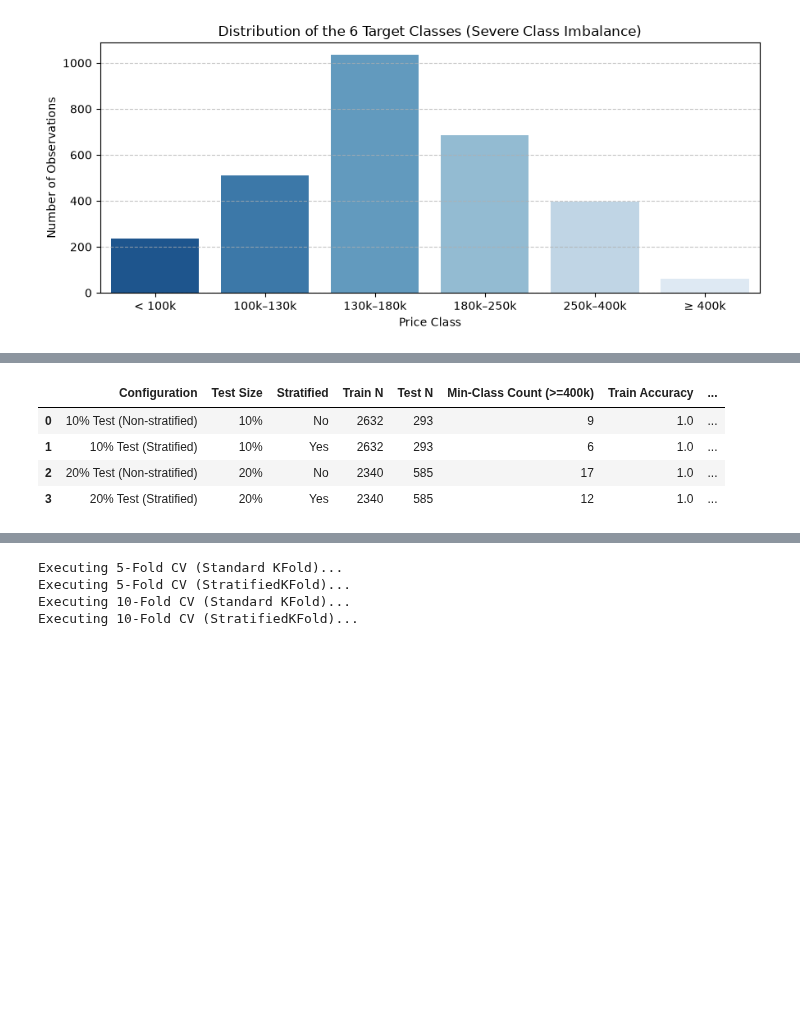
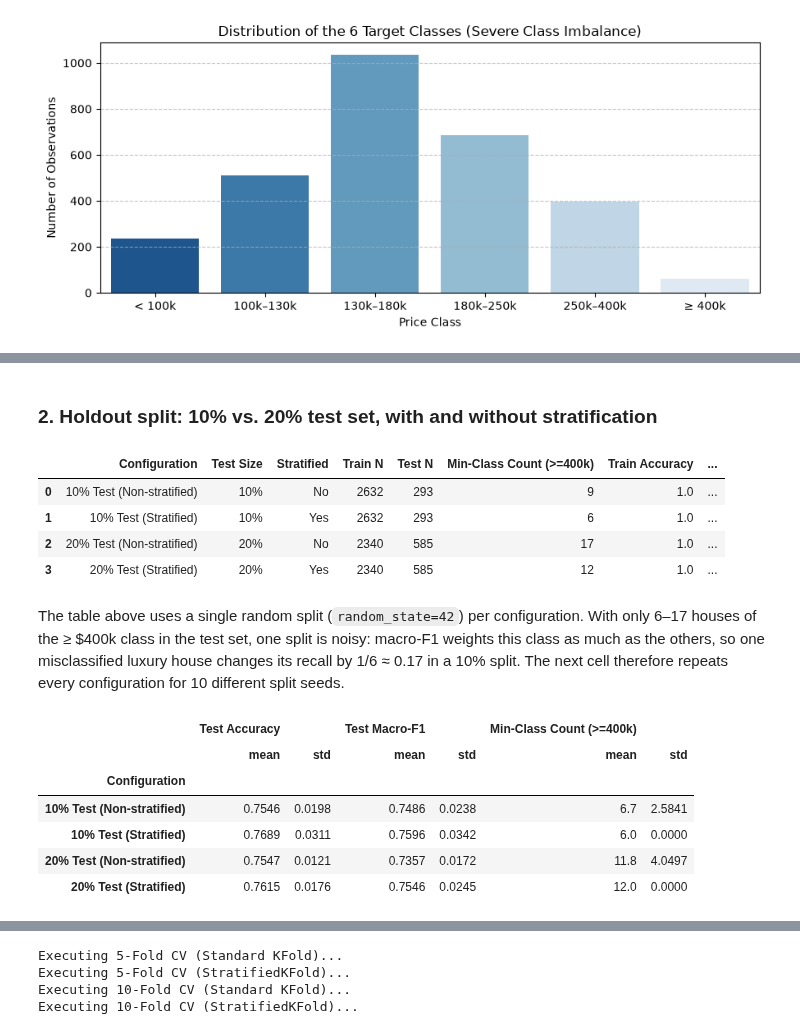
Before and after one commit to AdelinGabriel21/ames-housing-analysis, a Jupyter notebook: notebooks/02_classification_xgboost.ipynb, the cells around one changed output, grey strips where cells are left out. Cells and saved outputs as stored; diff of their text form; code cells hidden in the pictures; blank space fills up the shorter version.

```diff
--- a/notebooks/02_classification_xgboost.ipynb
+++ b/notebooks/02_classification_xgboost.ipynb
@@ -82,3 +91,5 @@ Dataset dimensions: X = (2925, 72), y = (2925,)
+# %% [markdown]
+### 2. Holdout split: 10% vs. 20% test set, with and without stratification
 # %%
 from sklearn.metrics import accuracy_score, f1_score
 from sklearn.model_selection import train_test_split
@@ -165,3 +176,56 @@ display(df_split_results)
 | 1 | 10% Test (Stratified) | 10% | Yes | 2632 | 293 | 6 | 1.0 | ... |
 | 2 | 20% Test (Non-stratified) | 20% | No | 2340 | 585 | 17 | 1.0 | ... |
 | 3 | 20% Test (Stratified) | 20% | Yes | 2340 | 585 | 12 | 1.0 | ... |
+# %% [markdown]
+The table above uses a single random split (`random_state=42`) per configuration. With only 6–17 houses of the ≥ \$400k class in the test set, one split is noisy: macro-F1 weights this class as much as the others, so one misclassified luxury house changes its recall by 1/6 ≈ 0.17 in a 10% split. The next cell therefore repeats every configuration for 10 different split seeds.
+# %%
+seed_results = []
+
+# Repeat every holdout configuration with 10 different split seeds
+for seed in range(10):
+    for cfg in split_configs:
+        X_train, X_test, y_train, y_test = train_test_split(
+            X,
+            y,
+            test_size=cfg["test_size"],
+            random_state=seed,
+            stratify=y if cfg["stratified"] else None,
+        )
+
+        pipeline = build_pipeline(
+            strategy="onehot",
+            min_frequency=5,
+            enable_categorical=False,
+            tree_method="hist"
+        )
+        pipeline.fit(X_train, y_train)
+        y_test_pred = pipeline.predict(X_test)
+
+        seed_results.append(
+            {
+                "Configuration": cfg["label"],
+                "Seed": seed,
+                "Test Accuracy": accuracy_score(y_test, y_test_pred),
+                "Test Macro-F1": f1_score(y_test, y_test_pred, average="macro"),
+                "Min-Class Count (>=400k)": (y_test == 5).sum(),
+            }
+        )
+
+df_seed_results = pd.DataFrame(seed_results)
+
+# Mean and standard deviation over the 10 seeds
+df_seed_summary = (
+    df_seed_results
+    .groupby("Configuration", sort=False)[["Test Accuracy", "Test Macro-F1", "Min-Class Count (>=400k)"]]
+    .agg(["mean", "std"])
+    .round(4)
+)
+display(df_seed_summary)
+# %% [output]
+|  | Test Accuracy |  | Test Macro-F1 |  | Min-Class Count (>=400k) |  |
+|  | mean | std | mean | std | mean | std |
+| Configuration |  |  |  |  |  |  |
+| 10% Test (Non-stratified) | 0.7546 | 0.0198 | 0.7486 | 0.0238 | 6.7 | 2.5841 |
+| 10% Test (Stratified) | 0.7689 | 0.0311 | 0.7596 | 0.0342 | 6.0 | 0.0000 |
+| 20% Test (Non-stratified) | 0.7547 | 0.0121 | 0.7357 | 0.0172 | 11.8 | 4.0497 |
+| 20% Test (Stratified) | 0.7615 | 0.0176 | 0.7546 | 0.0245 | 12.0 | 0.0000 |
```
Also changed, not shown: parts of 7 cells of this notebook.
